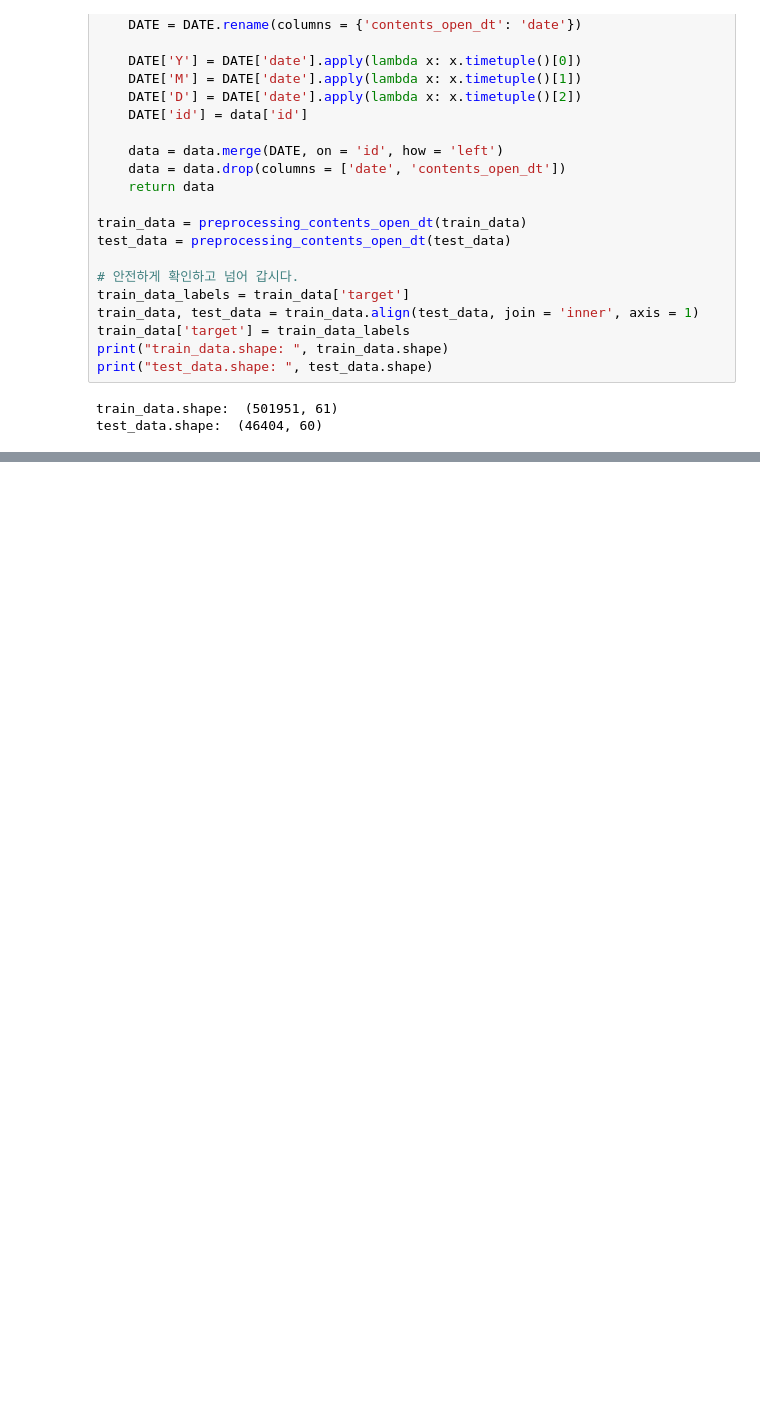
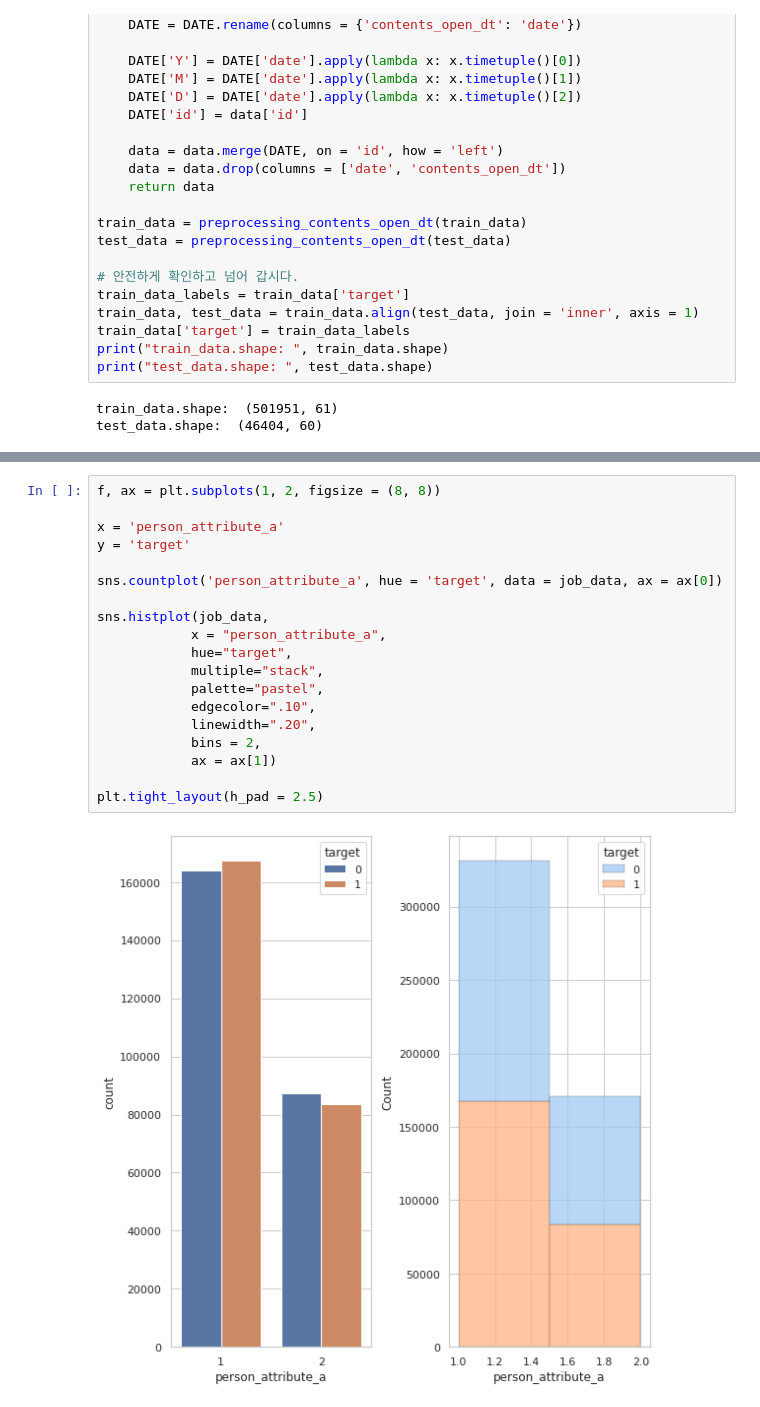
Before and after one commit to doo52oh/Dacon, a Jupyter notebook: 잡케어추천/잡케어추천알고리즘경진대회_EDA.ipynb, the cells around one changed output, grey strips where cells are left out. Drawn from its saved outputs; the diff is of its cells as text; blank space fills up the shorter version.

```diff
--- a/잡케어추천/잡케어추천알고리즘경진대회_EDA.ipynb
+++ b/잡케어추천/잡케어추천알고리즘경진대회_EDA.ipynb
@@ -133,0 +300,21 @@ test_data.shape:  (46404, 60)
+# %%
+f, ax = plt.subplots(1, 2, figsize = (8, 8))
+
+x = 'person_attribute_a'
+y = 'target'
+
+sns.countplot('person_attribute_a', hue = 'target', data = job_data, ax = ax[0])
+
+sns.histplot(job_data,
+            x = "person_attribute_a",
+            hue="target",
+            multiple="stack",
+            palette="pastel",
+            edgecolor=".10",
+            linewidth=".20",
+            bins = 2,
+            ax = ax[1])
+
+plt.tight_layout(h_pad = 2.5)
+# %% [output]
+[figure, added]
```
Also changed, not shown: parts of 33 cells of this notebook.
